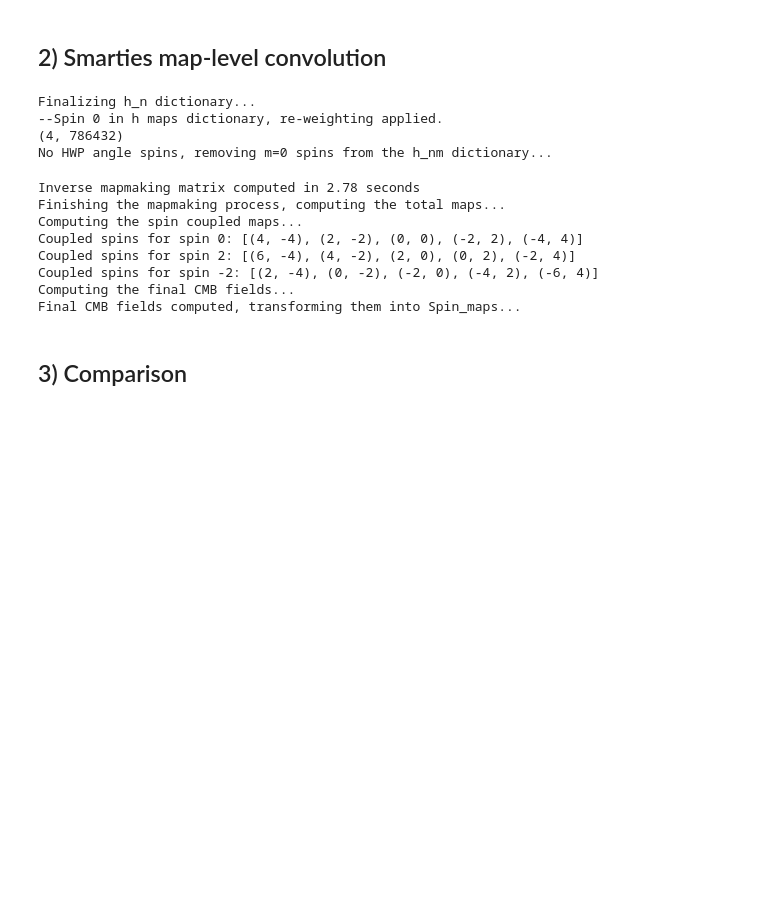
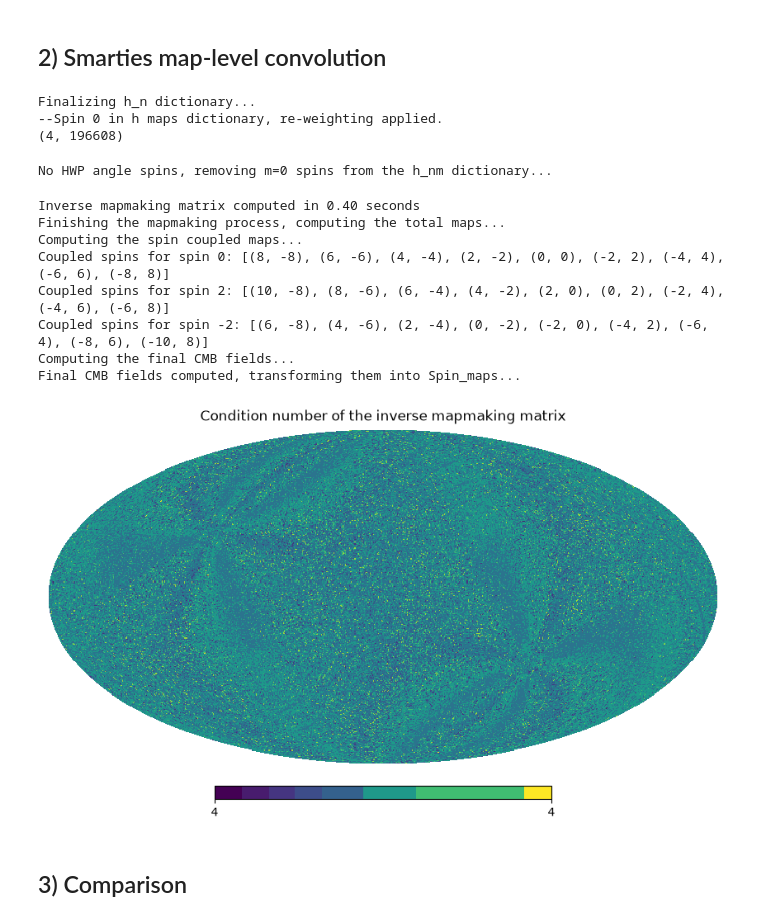
Before and after one commit to litebird/qp_litebird, a Jupyter notebook: notebooks/example.ipynb, the cells around one changed output. Saved outputs shown, nothing was run; the diff lists cells and outputs as text; code cells hidden in the pictures; blank space fills up the shorter version.

```diff
--- a/notebooks/example.ipynb
+++ b/notebooks/example.ipynb
@@ -32,20 +32,21 @@ sampling_rate_hz = 6.0
 imo_version = "vPTEP"
 
 # Resolution and harmonic-space settings
-nside = 256
+nside = 128
 lmax = 2 * nside
-smax = 6
+smax = 10
 mmax_quickpol = smax + 2   # QuickPol: smax = mmax - 2
 mmax_smarties = smax - 2   # Smarties: smax = mmax + 2
 
 # Beams
 fwhm_arcmin = 30.0
-ellipticity = 1.0
+ellipticity = 1.3
 np.random.seed(7)
 ellipse_angle = np.random.uniform(0, 2 * np.pi, len(detlist))
 # ellipse_angle = np.random.uniform(0, 2 * np.pi)*np.ones(len(detlist)) # All detectors have the same ellipse angle
+# ellipse_angle = np.array([1.03987597, 2.60690472, 2.81562513, 4.86884266])
 
-pol_angles = [0.7, np.pi / 2, 0 + np.pi / 4, 3 * np.pi / 4] #Mostly orthogonal detectors
+pol_angles = [0.0, np.pi / 2, 0 + np.pi / 4, 3 * np.pi / 4] #Mostly orthogonal detectors
 
 # Polarization efficiencies used by QuickPol: Ideal, detector, or array
 rho_beam = "Ideal"  # polar efficiency used to generate the polarised blms if they don't contain T only
@@ -166,15 +175,15 @@ mask_hits, detectors_hits = build_mask_from_lbs_h_maps(
 )
 h_n_spin_dict = read_lbs_h_maps(
     h_maps_names,
-    list_spin=np.array([[0, 0], [2, 0], [4, 0], [6, 0]]),
+    list_spin=np.array([[0, 0], [2, 0], [4, 0], [6, 0], [8, 0], [10, 0]]),
     prefix="h_maps_det_", list_weights=None, mask=mask_hits,
     format_file="h5", single_precision=False,
 )
 # %% [output]
 Finalizing h_n dictionary...
 --Spin 0 in h maps dictionary, re-weighting applied.
-(4, 786432)
-No HWP angle spins, removing m=0 spins from the h_nm dictionary...
+(4, 196608)
+No HWP angle spins, removing m=0 spins from the h_nm dictionary...
 # %%
 syst = sm.FrameworkSystematics(
     map_shape=(1, mask_hits.size), nstokes=3, lmax=lmax, list_spin_output=[0, -2, 2],
@@ -196,8 +205,13 @@ empty_sky = transform_array_maps_into_spin_maps(
     np.zeros((3, np.sum(mask_hits))), n_stokes_output=3
 )
 final_maps, inverse_mapmaking_matrix = syst.compute_total_maps(
-    mask_hits, h_n_spin_dict, empty_sky, spin_systematics_maps_masked,
-    return_Q_U=True, return_inverse_mapmaking_matrix=True, mask_input=False,
+    mask_hits,
+    h_n_spin_dict,
+    empty_sky,
+    spin_systematics_maps_masked,
+    return_Q_U=True,
+    return_inverse_mapmaking_matrix=True,
+    mask_input=False,
     polar_angle=np.array([det.pol_angle_rad for det in dets]),
 )
 
@@ -206,12 +220,12 @@ convolved[0, mask_hits != 0] = final_maps[0].real
 convolved[1, mask_hits != 0] = final_maps[1].real
 convolved[2, mask_hits != 0] = final_maps[2].real
 # %% [output]
-Inverse mapmaking matrix computed in 2.78 seconds
+Inverse mapmaking matrix computed in 0.40 seconds
 Finishing the mapmaking process, computing the total maps...
 Computing the spin coupled maps...
-Coupled spins for spin 0: [(4, -4), (2, -2), (0, 0), (-2, 2), (-4, 4)]
-Coupled spins for spin 2: [(6, -4), (4, -2), (2, 0), (0, 2), (-2, 4)]
-Coupled spins for spin -2: [(2, -4), (0, -2), (-2, 0), (-4, 2), (-6, 4)]
+Coupled spins for spin 0: [(8, -8), (6, -6), (4, -4), (2, -2), (0, 0), (-2, 2), (-4, 4), (-6, 6), (-8, 8)]
+Coupled spins for spin 2: [(10, -8), (8, -6), (6, -4), (4, -2), (2, 0), (0, 2), (-2, 4), (-4, 6), (-6, 8)]
+Coupled spins for spin -2: [(6, -8), (4, -6), (2, -4), (0, -2), (-2, 0), (-4, 2), (-6, 4), (-8, 6), (-10, 8)]
 Computing the final CMB fields...
 Final CMB fields computed, transforming them into Spin_maps...
 # %%
@@ -222,3 +236,8 @@ cl_true_smoothed[:4]=cl_true_smoothed[:4]*symm_beam[:,:4].T ** 2
+# %%
+cond_number = np.linalg.cond(inverse_mapmaking_matrix)
+hp.mollview(cond_number, title="Condition number of the inverse mapmaking matrix", unit="")
+# %% [output]
+[figure, added]
 # %% [markdown]
 ## 3) Comparison
 # %%
```
Also changed, not shown: parts of 9 cells of this notebook, 2 other files.
